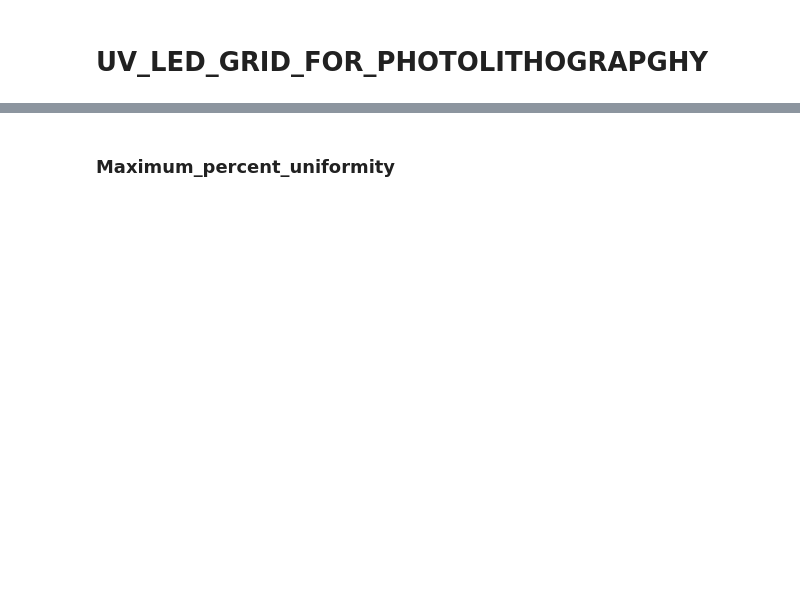
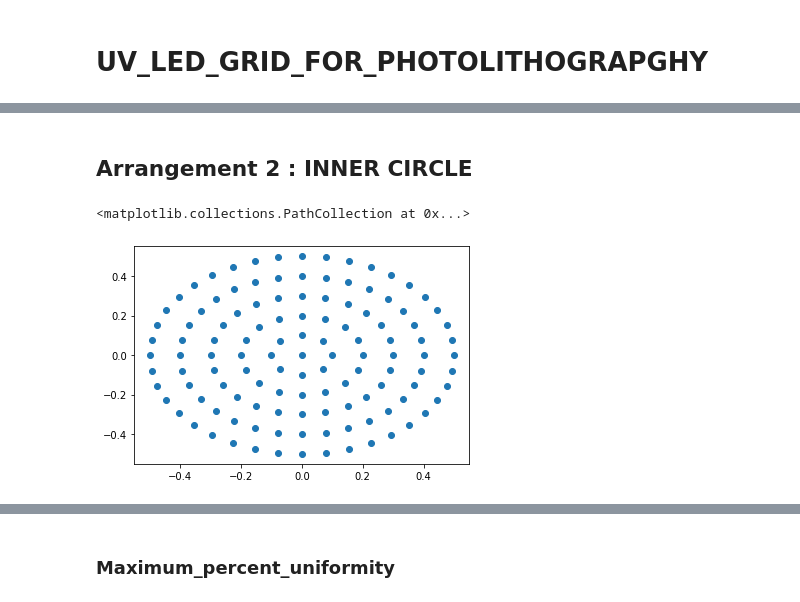
Before and after one commit to shubhranshsinghvi/Photolithography, a Jupyter notebook: Code/Ideal_UV_LED_model.ipynb, the cells around one changed output, grey strips where cells are left out. Saved outputs shown, nothing was run; the diff lists cells and outputs as text; code cells hidden in the pictures; blank space fills up the shorter version.

```diff
--- a/Code/Ideal_UV_LED_model.ipynb
+++ b/Code/Ideal_UV_LED_model.ipynb
@@ -107,0 +155,10 @@ df_1
+# %% [markdown]
+## Arrangement 2 : INNER CIRCLE
+# %%
+nleds =121
+d=0.1
+ledcord = arrangement_2(nleds,d)
+plt.scatter(ledcord[0,:], ledcord[1,:])
+# %% [output]
+<matplotlib.collections.PathCollection at 0x...>
+[figure, added]
```
Also changed, not shown: parts of 58 cells of this notebook, 2 other files.
